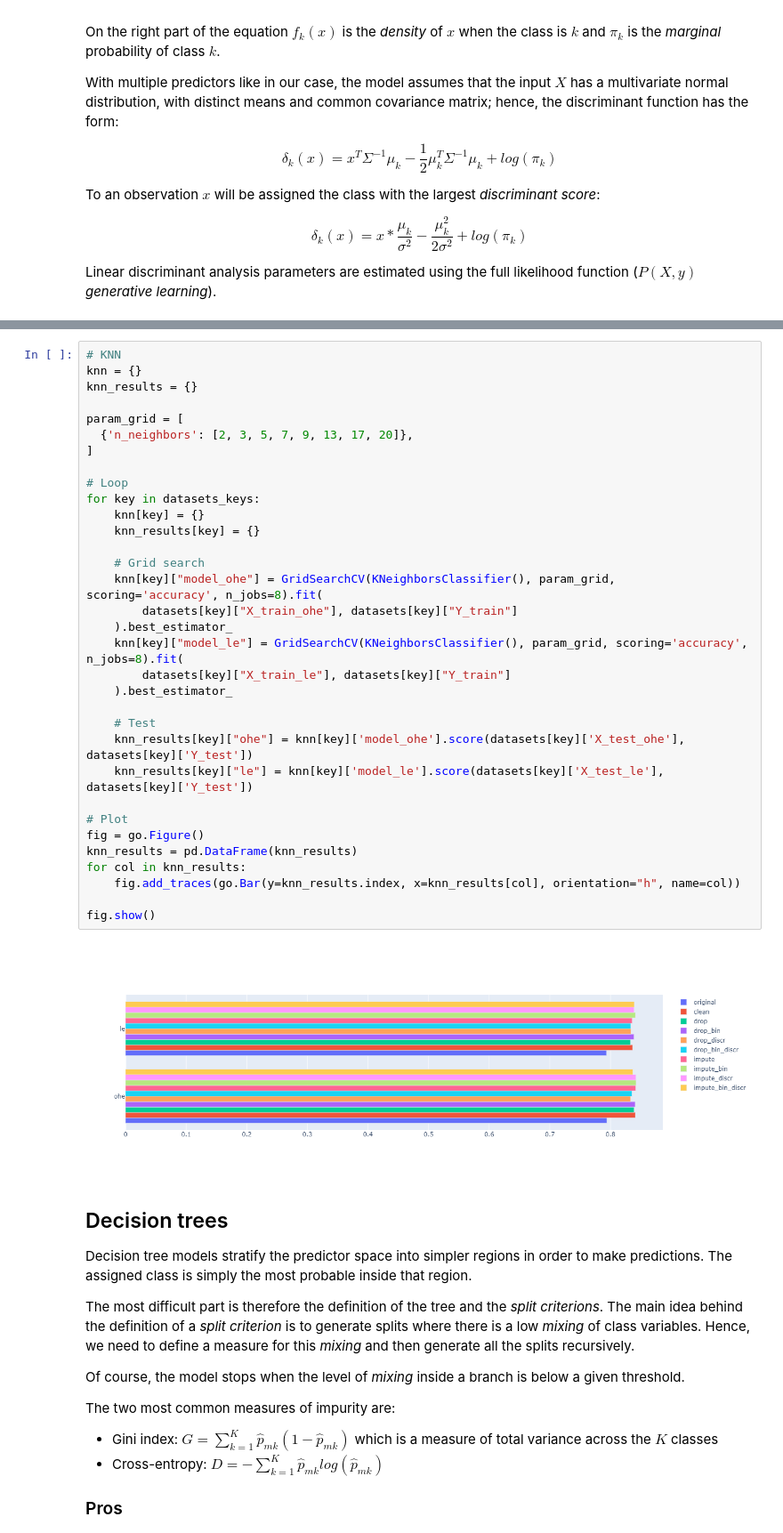
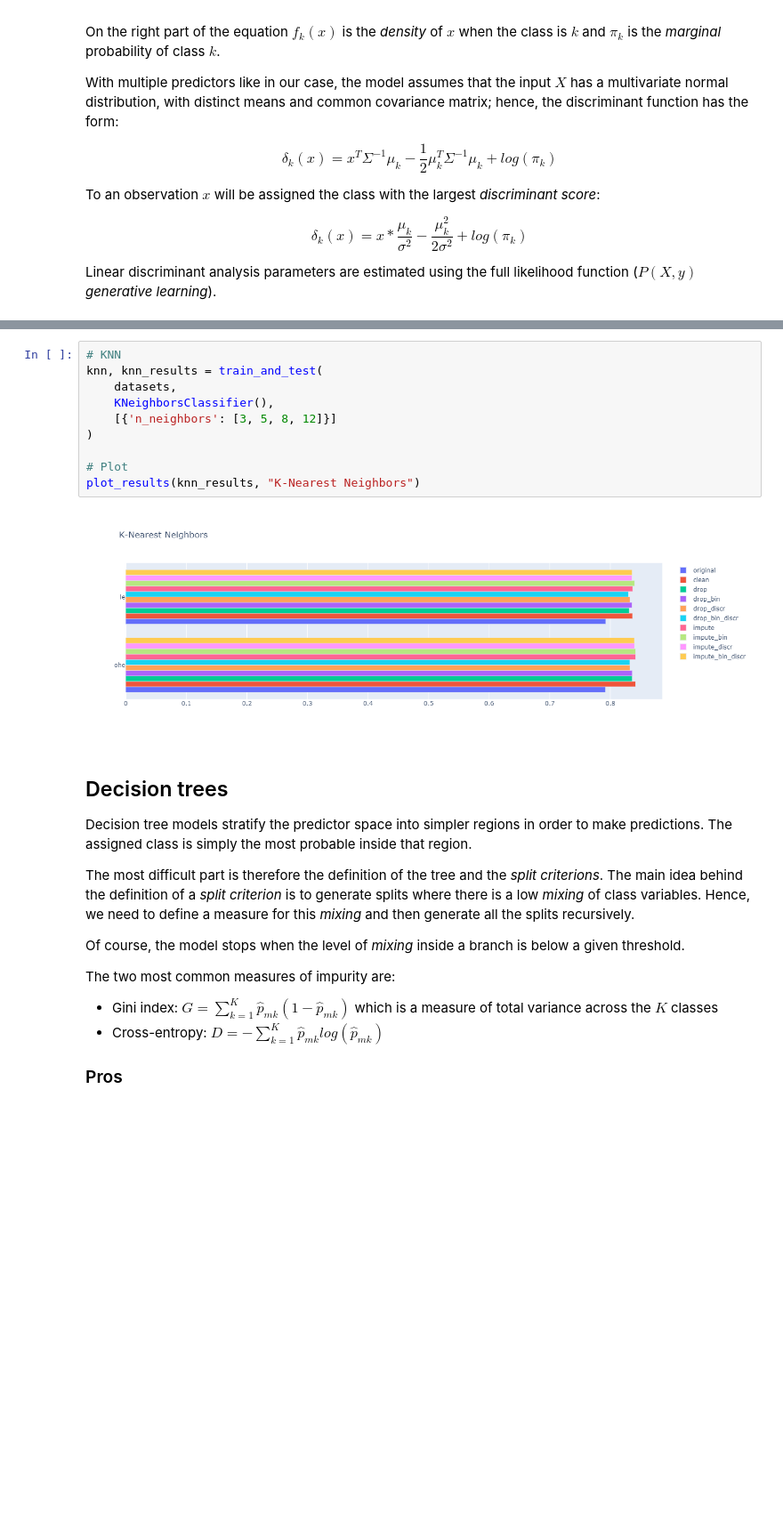
Before and after one commit to AndreaCossio/datasets-analysis, a Jupyter notebook: Census/Data_Classification.ipynb, the cells around one changed output, grey strips where cells are left out. Shown at 89% size. Cells and saved outputs as stored; diff of their text form; blank space fills up the shorter version.

```diff
--- a/Census/Data_Classification.ipynb
+++ b/Census/Data_Classification.ipynb
@@ -183,38 +158,15 @@ KNN is a non-parametric model that exploits the available data to make predictio
-# %%
-# KNN
-knn = {}
-knn_results = {}
-
-param_grid = [
-  {'n_neighbors': [2, 3, 5, 7, 9, 13, 17, 20]},
-]
-
-# Loop
-for key in datasets_keys:
-    knn[key] = {}
-    knn_results[key] = {}
-
-    # Grid search
-    knn[key]["model_ohe"] = GridSearchCV(KNeighborsClassifier(), param_grid, scoring='accuracy', n_jobs=8).fit(
-        datasets[key]["X_train_ohe"], datasets[key]["Y_train"]
-    ).best_estimator_
-    knn[key]["model_le"] = GridSearchCV(KNeighborsClassifier(), param_grid, scoring='accuracy', n_jobs=8).fit(
-        datasets[key]["X_train_le"], datasets[key]["Y_train"]
-    ).best_estimator_
-
-    # Test
-    knn_results[key]["ohe"] = knn[key]['model_ohe'].score(datasets[key]['X_test_ohe'], datasets[key]['Y_test'])
-    knn_results[key]["le"] = knn[key]['model_le'].score(datasets[key]['X_test_le'], datasets[key]['Y_test'])
-
-# Plot
-fig = go.Figure()
-knn_results = pd.DataFrame(knn_results)
-for col in knn_results:
-    fig.add_traces(go.Bar(y=knn_results.index, x=knn_results[col], orientation="h", name=col))
-
-fig.show()
-# %% [output]
-[figure, removed]
+# %%
+# KNN
+knn, knn_results = train_and_test(
+    datasets,
+    KNeighborsClassifier(),
+    [{'n_neighbors': [3, 5, 8, 12]}]
+)
+
+# Plot
+plot_results(knn_results, "K-Nearest Neighbors")
+# %% [output]
+[figure, added]
 # %% [markdown]
 ## Decision trees
 
```
Also changed, not shown: parts of 17 cells of this notebook.
